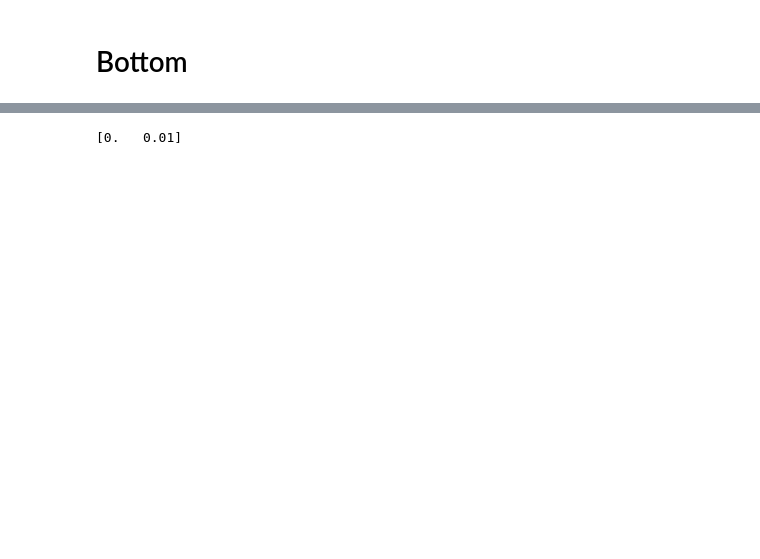
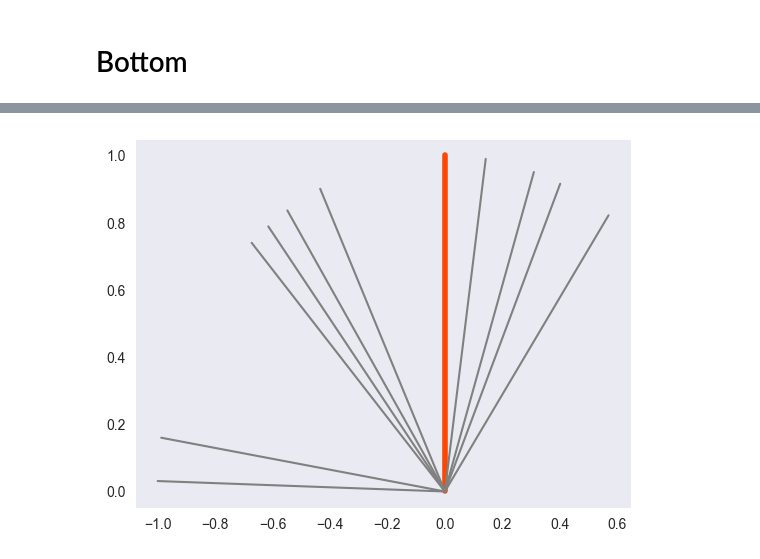
Before and after one commit to schneisse/AstroSpace, a Jupyter notebook: SCA_main.ipynb, the cells around one changed output, grey strips where cells are left out. Drawn from its saved outputs; the diff is of its cells as text; code cells hidden in the pictures; blank space fills up the shorter version.

Commit message:
Experimenting with vector angles

```diff
--- a/SCA_main.ipynb
+++ b/SCA_main.ipynb
@@ -671,7 +769,27 @@ plt.plot(new_br.pos, new_br.segment, lw=5)
 # %%
-time = steps*(steps!)
+data = []
+num = 100
+for i in range(num):
+    data.append(np.random.random()-np.exp(-i/(num/3)))
+plt.plot(data)
+plt.axhline(0.5, c='r', ls='--')
 # %%
-for i in c:
-    print(i.segment)
+#random vector
+
+def make_rand_vector(dims):
+    vec = [gauss(0, 1) for i in range(dims)]
+    mag = sum(x**2 for x in vec) ** .5
+    return [x/mag for x in vec]
+
+b = Branch([0, 0], [0, 1], 1)
-# %% [output]
-[0.   0.01]
+# %%
+vecs = []
+for i in range(10):
+    di = make_rand_vector(2)
+    vecs.append(Sum2di(b.direction, di))
+# %%
+plt.plot(b.pos, b.segment, lw=4, color = 'orangered')
+for v in vecs:
+    plt.plot([0, v[0]], [0, v[1]], color='gray')
+# %% [output]
+[figure, added]
```
Also changed, not shown: parts of 26 cells of this notebook.
